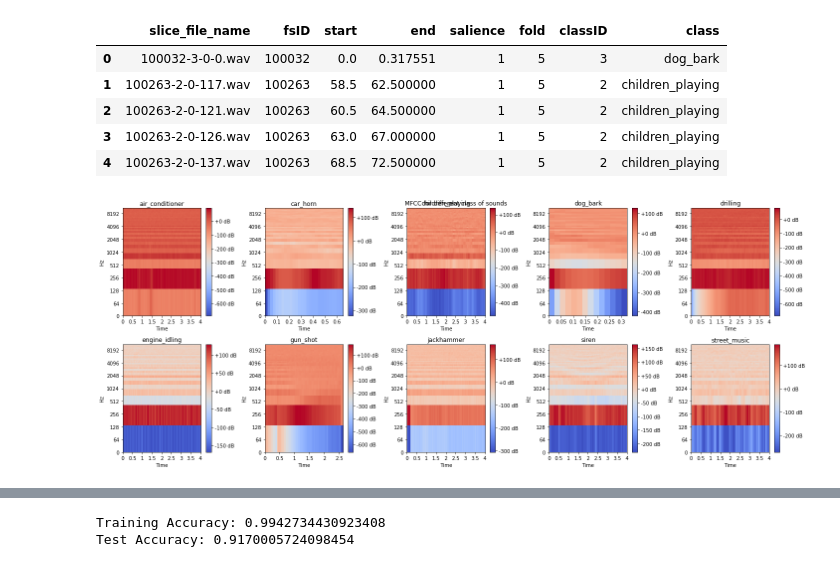
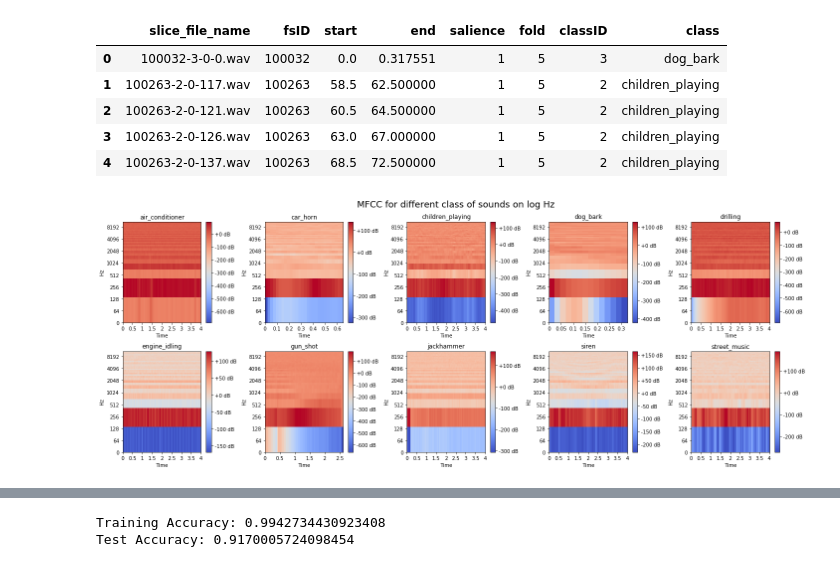
Before and after one commit to akshaypunwatkar/Sound_classification_urbansound8k, a Jupyter notebook: ML_final_project_SVM.ipynb, the cells around one changed output, grey strips where cells are left out. Drawn from its saved outputs; the diff is of its cells as text; code cells hidden in the pictures.

```diff
--- a/ML_final_project_SVM.ipynb
+++ b/ML_final_project_SVM.ipynb
@@ -87,30 +87,30 @@ audio_feature = pd.read_pickle("audio_feature.pkl")
 # %%
 # Draw the MFCC Spectrogram for each of the class of the sound data, comparing the graph
 # https://librosa.github.io/librosa/generated/librosa.feature.mfcc.html
 import matplotlib.pyplot as plt
 
 # choose a sample of sound from each class
 sound_class_dic = metadata.groupby(['class', 'classID']).size()
 sound_sample = []
 for c in range(10):
     for index, row in audio_feature.iterrows():
         if c == row['class_label']:
             sound_sample.append(row)
             break
 
 # Draw the MFCC Spectrogram for each class
 fig = plt.figure(figsize=(20, 8))
 fig.subplots_adjust(hspace = 0.5, wspace = 0.5)
-plt.title('MFCC for different class of sounds')
+plt.title('MFCC for different class of sounds on log Hz', y = 1.05, fontsize = 18)
 plt.axis('off')
 for i in range(10):
     fig.add_subplot(2,5,i+1)
     plt.title(f'{sound_class_dic.index[i][0]}')
     librosa.display.specshow(sound_sample[i]['mfccs'], x_axis='time', y_axis='log')
     plt.colorbar(format='%+2.0f dB')
     plt.tight_layout()
 # %% [output]
-[figure, old version]
+[figure, new version]
 # %%
 # encode the categorical text data
 from sklearn.preprocessing import LabelEncoder
```
Also changed, not shown: parts of 4 cells of this notebook.
